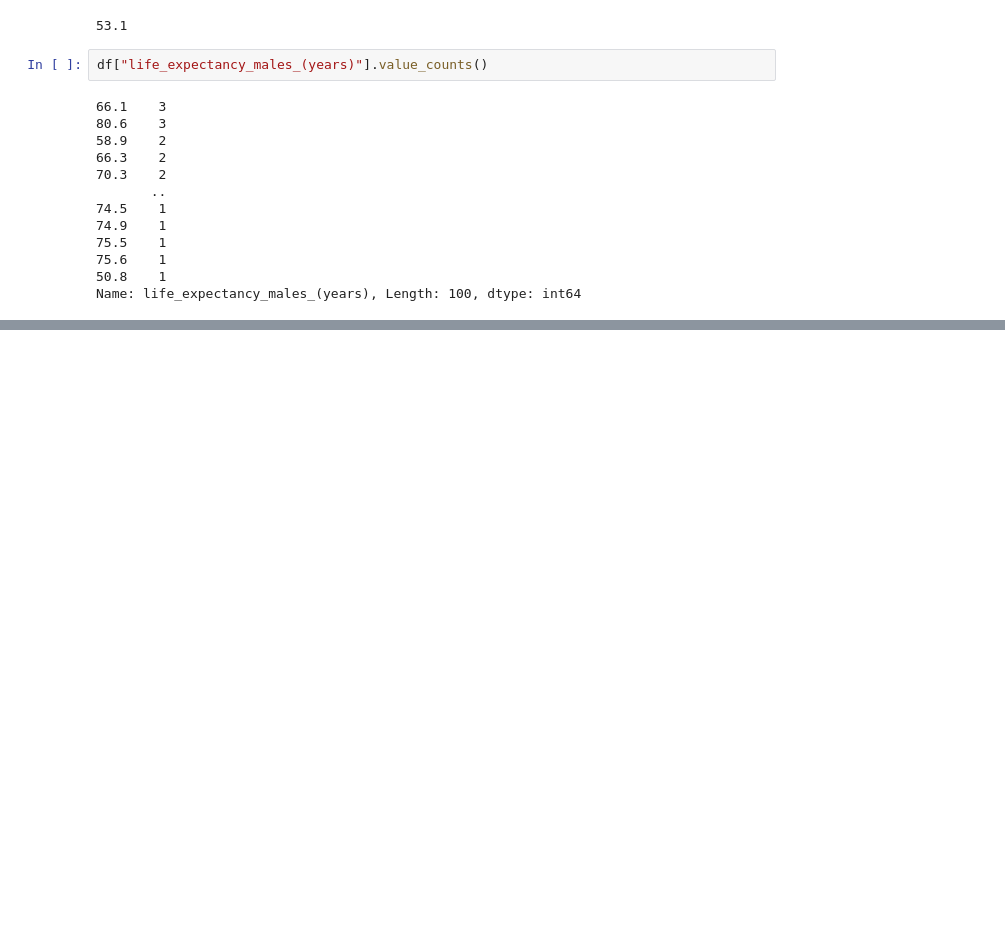
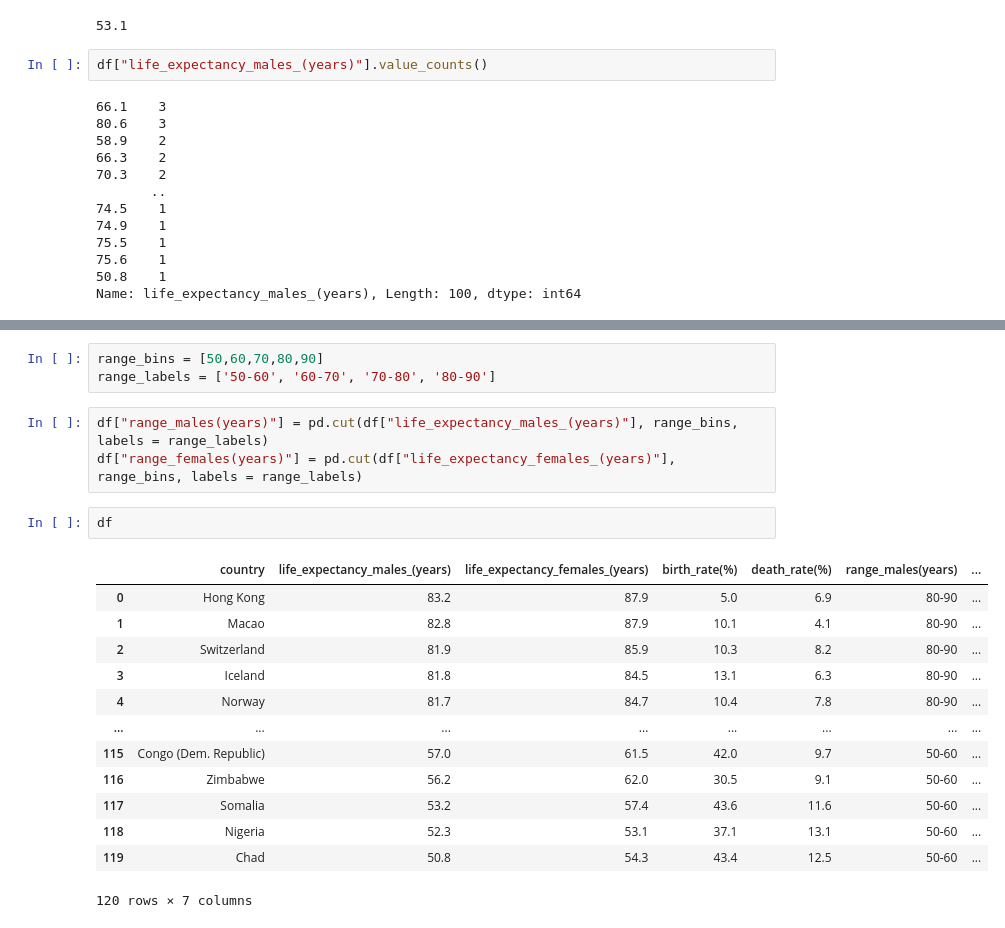
Before and after one commit to nharakh00/ExtraPythonProjects, a Jupyter notebook: Life Expectency.ipynb, the cells around one changed output, grey strips where cells are left out. Cells and saved outputs as stored; diff of their text form; blank space fills up the shorter version.

```diff
--- a/Life Expectency.ipynb
+++ b/Life Expectency.ipynb
@@ -636,0 +646,22 @@ Name: life_expectancy_males_(years), Length: 100, dtype: int64
+# %%
+range_bins = [50,60,70,80,90]
+range_labels = ['50-60', '60-70', '70-80', '80-90']
+# %%
+df["range_males(years)"] = pd.cut(df["life_expectancy_males_(years)"], range_bins, labels = range_labels)
+df["range_females(years)"] = pd.cut(df["life_expectancy_females_(years)"], range_bins, labels = range_labels)
+# %%
+df
+# %% [output]
+|  | country | life_expectancy_males_(years) | life_expectancy_females_(years) | birth_rate(%) | death_rate(%) | range_males(years) | ... |
+| 0 | Hong Kong | 83.2 | 87.9 | 5.0 | 6.9 | 80-90 | ... |
+| 1 | Macao | 82.8 | 87.9 | 10.1 | 4.1 | 80-90 | ... |
+| 2 | Switzerland | 81.9 | 85.9 | 10.3 | 8.2 | 80-90 | ... |
+| 3 | Iceland | 81.8 | 84.5 | 13.1 | 6.3 | 80-90 | ... |
+| 4 | Norway | 81.7 | 84.7 | 10.4 | 7.8 | 80-90 | ... |
+| ... | ... | ... | ... | ... | ... | ... | ... |
+| 115 | Congo (Dem. Republic) | 57.0 | 61.5 | 42.0 | 9.7 | 50-60 | ... |
+| 116 | Zimbabwe | 56.2 | 62.0 | 30.5 | 9.1 | 50-60 | ... |
+| 117 | Somalia | 53.2 | 57.4 | 43.6 | 11.6 | 50-60 | ... |
+| 118 | Nigeria | 52.3 | 53.1 | 37.1 | 13.1 | 50-60 | ... |
+| 119 | Chad | 50.8 | 54.3 | 43.4 | 12.5 | 50-60 | ... |
+120 rows × 7 columns
```
Also changed, not shown: parts of 11 cells of this notebook.
